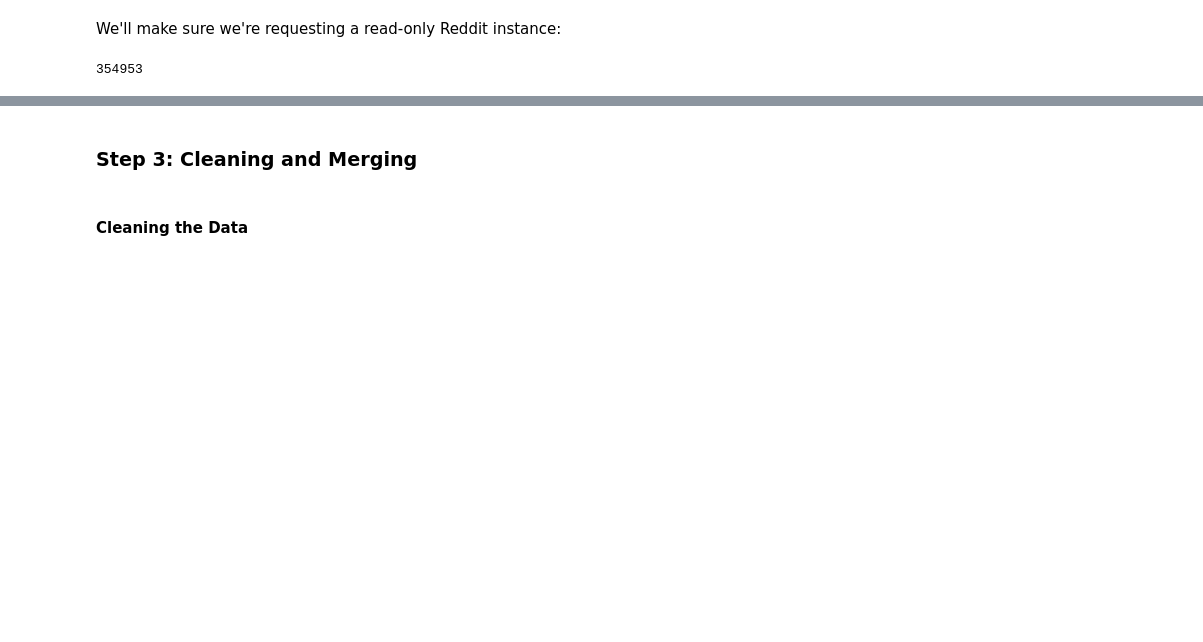
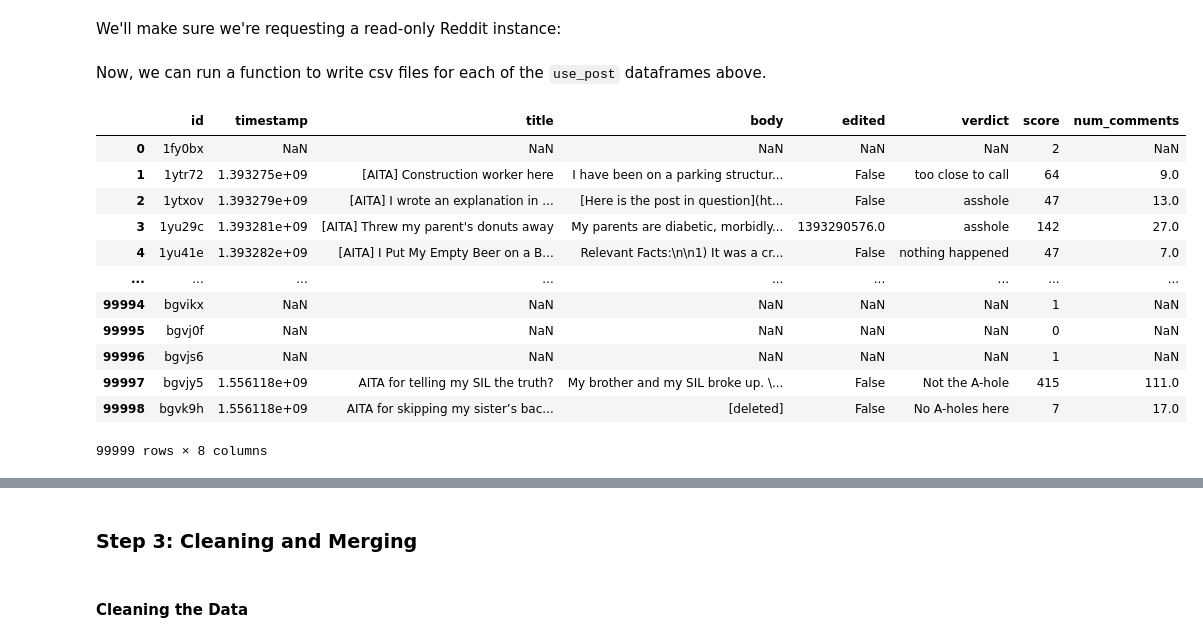
Before and after one commit to nealcaren/Text-Mining-with-Python-Notebooks, a Jupyter notebook: Notebooks/scraping-reddit-with-praw.ipynb, the cells around one changed output, grey strips where cells are left out. Cells and saved outputs as stored; diff of their text form; code cells hidden in the pictures; blank space fills up the shorter version.

```diff
--- a/Notebooks/scraping-reddit-with-praw.ipynb
+++ b/Notebooks/scraping-reddit-with-praw.ipynb
@@ -226,7 +224,5 @@ use_posts
 We'll make sure we're requesting a read-only Reddit instance:
 # %%
 reddit.read_only = True
-# %%
-print(len(use_posts))
-# %% [output]
-354953
+# %% [markdown]
+Now, we can run a function to write csv files for each of the `use_post` dataframes above.
@@ -232,0 +266,18 @@ print(len(use_posts))
+# %%
+df0 = pd.read_csv('subreddit_posts_out0.csv')
+# %%
+df0
+# %% [output]
+|  | id | timestamp | title | body | edited | verdict | score | num_comments |
+| 0 | 1fy0bx | NaN | NaN | NaN | NaN | NaN | 2 | NaN |
+| 1 | 1ytr72 | 1.393275e+09 | [AITA] Construction worker here | I have been on a parking structur... | False | too close to call | 64 | 9.0 |
+| 2 | 1ytxov | 1.393279e+09 | [AITA] I wrote an explanation in ... | [Here is the post in question](ht... | False | asshole | 47 | 13.0 |
+| 3 | 1yu29c | 1.393281e+09 | [AITA] Threw my parent's donuts away | My parents are diabetic, morbidly... | 1393290576.0 | asshole | 142 | 27.0 |
+| 4 | 1yu41e | 1.393282e+09 | [AITA] I Put My Empty Beer on a B... | Relevant Facts:\n\n1) It was a cr... | False | nothing happened | 47 | 7.0 |
+| ... | ... | ... | ... | ... | ... | ... | ... | ... |
+| 99994 | bgvikx | NaN | NaN | NaN | NaN | NaN | 1 | NaN |
+| 99995 | bgvj0f | NaN | NaN | NaN | NaN | NaN | 0 | NaN |
+| 99996 | bgvjs6 | NaN | NaN | NaN | NaN | NaN | 1 | NaN |
+| 99997 | bgvjy5 | 1.556118e+09 | AITA for telling my SIL the truth? | My brother and my SIL broke up. \... | False | Not the A-hole | 415 | 111.0 |
+| 99998 | bgvk9h | 1.556118e+09 | AITA for skipping my sister’s bac... | [deleted] | False | No A-holes here | 7 | 17.0 |
+99999 rows × 8 columns
```
Also changed, not shown: parts of 41 cells of this notebook.
